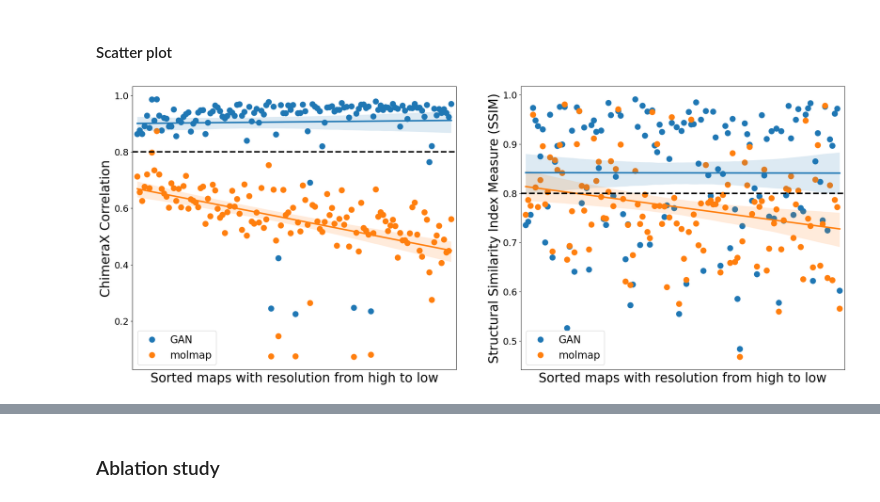
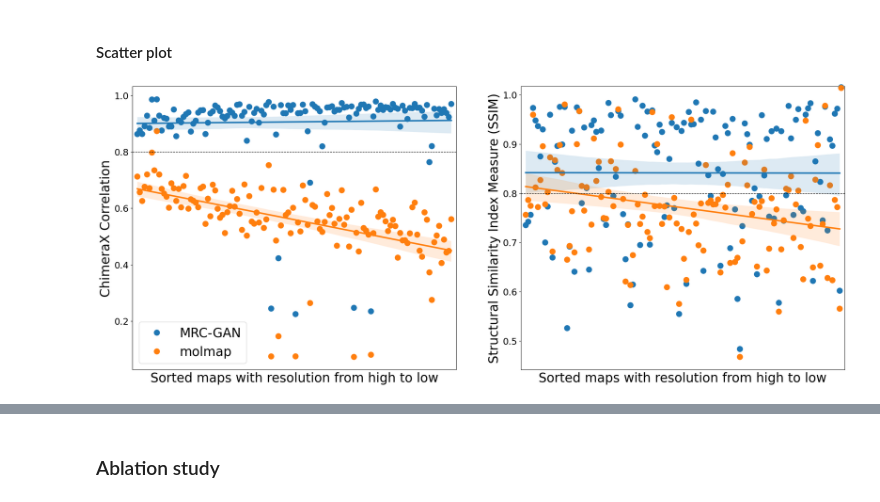
Before and after one commit to chenwei-zhang/struc2mapGAN, a Jupyter notebook: notebooks/evaluate_plot.ipynb, the cells around one changed output, grey strips where cells are left out. Cells and saved outputs as stored; diff of their text form; code cells hidden in the pictures.

```diff
--- a/notebooks/evaluate_plot.ipynb
+++ b/notebooks/evaluate_plot.ipynb
@@ -135,7 +129,7 @@ import seaborn as sns
 import matplotlib.pyplot as plt
 import pandas as pd
 
-df_csv = pd.read_csv('../paper_benchmark/inference_data.csv', dtype={'PDBID': str, 'EMID': str, 'Resolution': float, 'Inference-Time (s)': float, 'PCC_gan': float, 'PCC_pdb2vol': float, 'PCC_molmap': float, 'SSIM_gan': float, 'SSIM_pdb2vol': float, 'SSIM_molmap': float})
+df_csv = pd.read_csv('../paper_benchmark/inference_data.csv', dtype={'PDBID': str, 'EMID': str, 'Resolution': float, 'Inference-Time (s)': float, 'PCC_gan': float, 'PCC_StructureBlurrer': float, 'PCC_molmap': float, 'SSIM_gan': float, 'SSIM_StructureBlurrer': float, 'SSIM_molmap': float})
 pdb_list = df_csv['PDBID'].to_numpy()
 emd_list = df_csv['EMID'].to_numpy()
 resolution_list = df_csv['Resolution'].to_numpy()
@@ -147,19 +141,19 @@ df = pd.DataFrame({
     'Resolution': df_csv['Resolution'],
     'Inference time (s)': df_csv['Inference-Time (s)'],
     'PCC-GAN': df_csv['PCC_gan'],
-    'PCC-pdb2vol': df_csv['PCC_pdb2vol'],
+    'PCC-StructureBlurrer': df_csv['PCC_StructureBlurrer'],
     'PCC-molmap': df_csv['PCC_molmap'],
     'PCC-e2pdb2mrc': df_csv['PCC_e2pdb2mrc'],
     'SSIM-GAN': df_csv['SSIM_gan'],
-    'SSIM-pdb2vol': df_csv['SSIM_pdb2vol'],
+    'SSIM-StructureBlurrer': df_csv['SSIM_StructureBlurrer'],
     'SSIM-molmap': df_csv['SSIM_molmap'],
     'SSIM-e2pdb2mrc': df_csv['SSIM_e2pdb2mrc'],
     'Correlation-GAN': df_csv['Correlation_gan'],
-    'Correlation-pdb2vol': df_csv['Correlation_pdb2vol'],
+    'Correlation-StructureBlurrer': df_csv['Correlation_StructureBlurrer'],
     'Correlation-molmap': df_csv['Correlation_molmap'],
     'Correlation-e2pdb2mrc': df_csv['Correlation_e2pdb2mrc'],
     'Correlation_Average-GAN': df_csv['Correlation_About_Mean_gan'],
-    'Correlation_Average-pdb2vol': df_csv['Correlation_About_Mean_pdb2vol'],
+    'Correlation_Average-StructureBlurrer': df_csv['Correlation_About_Mean_StructureBlurrer'],
     'Correlation_Average-molmap': df_csv['Correlation_About_Mean_molmap'],
     'Correlation_Average-e2pdb2mrc': df_csv['Correlation_About_Mean_e2pdb2mrc'],
     # Ablation
@@ -167,6 +161,8 @@ df = pd.DataFrame({
     'SSIM-GAN-Ablation': df_csv['SSIM_gan_ablation'],
     'Correlation-GAN-Ablation': df_csv['Correlation_gan_ablation'],
     'Correlation_Average-GAN-Ablation': df_csv['Correlation_About_Mean_gan_ablation'],
+    # Residues
+    'Residues': df_csv['Residues'],
     })
 
 df.head()
@@ -557,6 +374,7 @@ fig, axs = plt.subplots(1, 2, figsize=(25, 10))
 # Set font size
 fontsize = 25  # Size for titles/labels/ticks
 markersize = 120
+hlinewidth = 1
 
 colors = sns.color_palette("tab10")
 method_colors = {'GAN': colors[0], 'molmap': colors[1]}
@@ -590,44 +408,48 @@ axs[0].tick_params(labelsize=18) # Change the font size of the ticks
 axs[0].set_xticks([])
 axs[0].set_xlabel('Sorted maps with resolution from high to low', fontsize=fontsize)
 axs[0].set_ylabel('ChimeraX Correlation', fontsize=fontsize)
-axs[0].axhline(y=0.8, color='k', linestyle='--', linewidth=3)
-axs[0].legend(fontsize=20)
+axs[0].axhline(y=0.8, color='k', linestyle='--', linewidth=hlinewidth)
 axs[0].set_xlim(-2, 131)
+handles, labels = axs[0].get_legend_handles_labels()
+axs[0].legend(handles, ['MRC-GAN', 'molmap'], fontsize=fontsize)
 
 
 '''
 SSIM Scatter plot
 '''
 sns.scatterplot(
     x='index',
     y='SSIM',
     data=df_ssim_scatter,
     hue='Method',
     s=markersize,
     edgecolor=None,
     ax=axs[1]
 )
 # Add the regression lines
 for method in ['GAN', 'molmap']:
     data = df_ssim_scatter[df_ssim_scatter['Method'] == method]
     sns.regplot(
         x='index',
         y='SSIM',
         data=data,
         scatter=False,
         color=method_colors[method],
         ax=axs[1],
         line_kws={'linewidth': 3}
     )
-axs[1].tick_params(labelsize=18) # Change the font size of the ticks
+axs[1].tick_params(labelsize=18)
 axs[1].set_xticks([])
 axs[1].set_xlabel('Sorted maps with resolution from high to low', fontsize=fontsize)
 axs[1].set_ylabel('Structural Similarity Index Measure (SSIM)', fontsize=fontsize)
-axs[1].axhline(y=0.8, color='k', linestyle='--', linewidth=3)
-axs[1].legend(fontsize=20)
+axs[1].axhline(y=0.8, color='k', linestyle='--', linewidth=hlinewidth)
+axs[1].legend(fontsize=0)
 axs[1].set_xlim(-2, 131)
 
+plt.show()
 
-plt.show()
+
+# save to pdf
+fig.savefig('scatter_plot.pdf', bbox_inches='tight')
 # %% [output]
-[figure, old version]
+[figure, new version]
```
Also changed, not shown: parts of 39 cells of this notebook.
